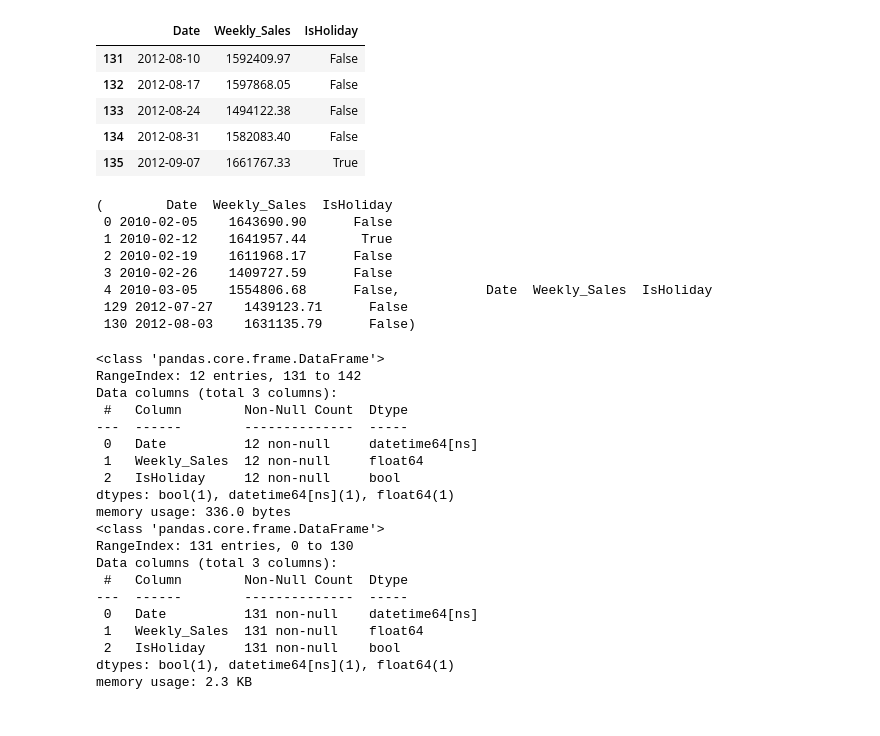
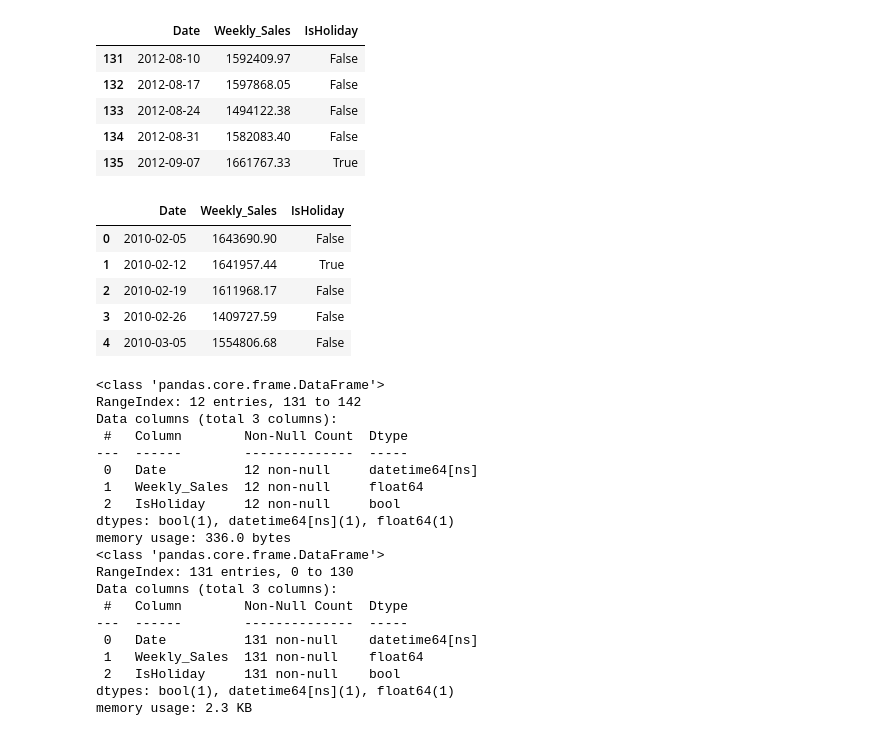
Before and after one commit to naokityokoyama/infnet, a Jupyter notebook: infnet_projeto_codigos.ipynb, the cells around one changed output. Saved outputs shown, nothing was run; the diff lists cells and outputs as text; code cells hidden in the pictures.

```diff
--- a/infnet_projeto_codigos.ipynb
+++ b/infnet_projeto_codigos.ipynb
@@ -71,16 +71,14 @@ test.head()
 # %%
 treino = dados.iloc[0:131]
 # %%
-treino.head(), treino.tail(2)
+treino.head()
 # %% [output]
-(        Date  Weekly_Sales  IsHoliday
- 0 2010-02-05    1643690.90      False
- 1 2010-02-12    1641957.44       True
- 2 2010-02-19    1611968.17      False
- 3 2010-02-26    1409727.59      False
- 4 2010-03-05    1554806.68      False,           Date  Weekly_Sales  IsHoliday
- 129 2012-07-27    1439123.71      False
- 130 2012-08-03    1631135.79      False)
+|  | Date | Weekly_Sales | IsHoliday |
+| 0 | 2010-02-05 | 1643690.90 | False |
+| 1 | 2010-02-12 | 1641957.44 | True |
+| 2 | 2010-02-19 | 1611968.17 | False |
+| 3 | 2010-02-26 | 1409727.59 | False |
+| 4 | 2010-03-05 | 1554806.68 | False |
 # %%
 test.info(), treino.info()
 # %% [output]
```
Also changed, not shown: parts of 1 cell of this notebook.
